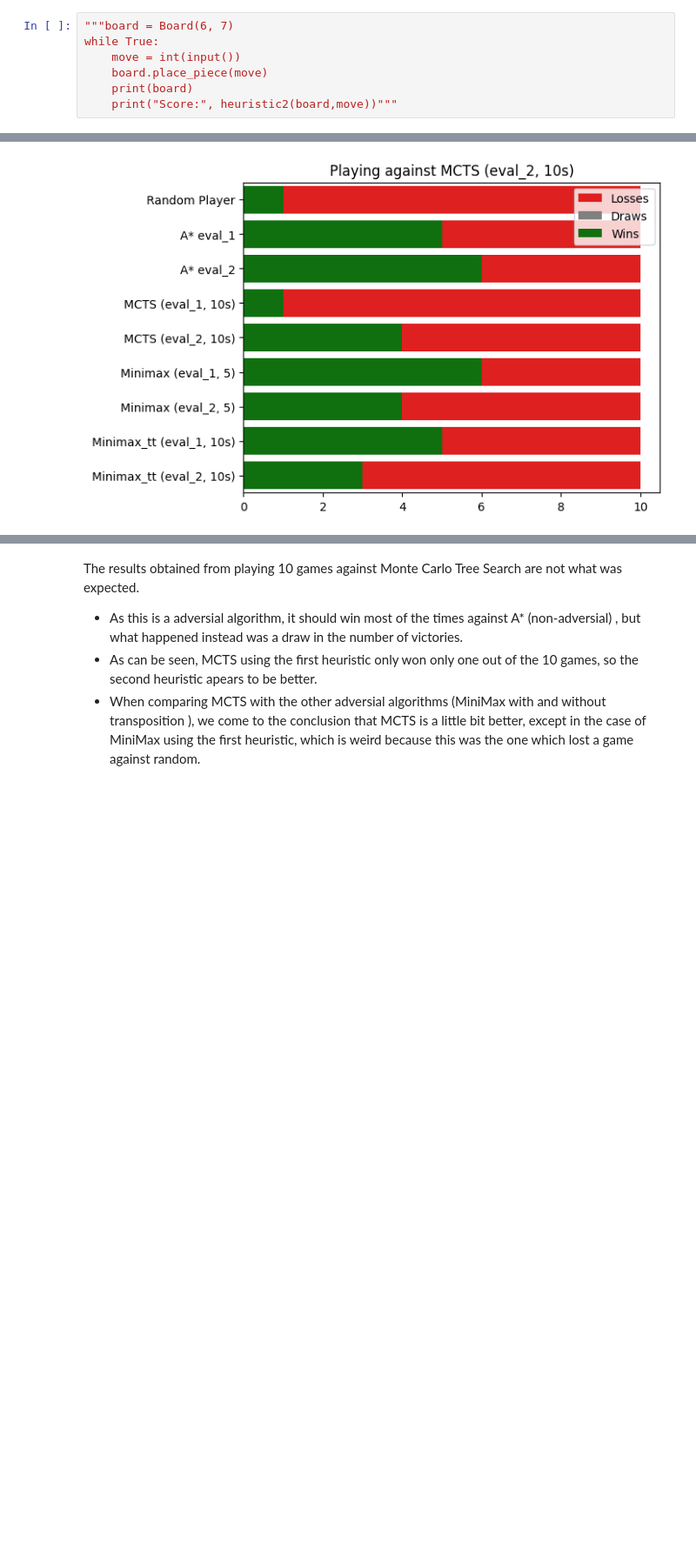
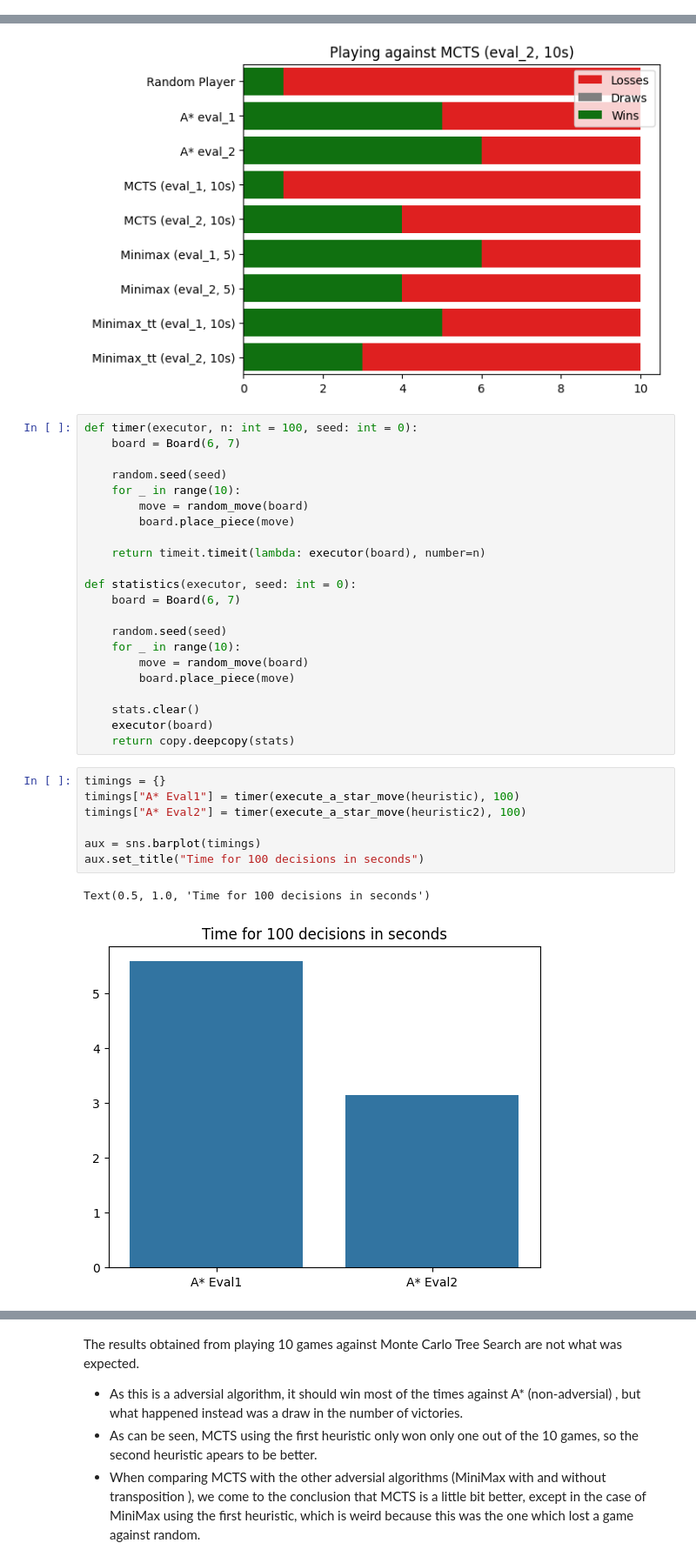
Before and after one commit to PsuperX/connect-four, a Jupyter notebook: main.ipynb, the cells around one changed output, grey strips where cells are left out. Shown at 87% size. Cells and saved outputs as stored; diff of their text form; blank space fills up the shorter version.

```diff
--- a/main.ipynb
+++ b/main.ipynb
@@ -921,13 +880,6 @@ print(result)
 # %%
 test_game = Game(Board(6,7), random_move, execute_a_star_move(heuristic))
 test_game.run_n_matches(100, log_moves=False)
-# %%
-"""board = Board(6, 7)
-while True:
-    move = int(input())
-    board.place_piece(move)
-    print(board)
-    print("Score:", heuristic2(board,move))"""
 # %% [markdown]
 ---
 # %% [markdown]
@@ -1375,3 +1329,35 @@ wins2, draws2, loses2 = tournment(contenders, 4)
 draw(wins2, draws2, loses2, "Playing against MCTS (eval_2, 10s)")
 # %% [output]
 [figure]
+# %%
+def timer(executor, n: int = 100, seed: int = 0):
+    board = Board(6, 7)
+
+    random.seed(seed)
+    for _ in range(10):
+        move = random_move(board)
+        board.place_piece(move)
+
+    return timeit.timeit(lambda: executor(board), number=n)
+
+def statistics(executor, seed: int = 0):
+    board = Board(6, 7)
+
+    random.seed(seed)
+    for _ in range(10):
+        move = random_move(board)
+        board.place_piece(move)
+
+    stats.clear()
+    executor(board)
+    return copy.deepcopy(stats)
+# %%
+timings = {}
+timings["A* Eval1"] = timer(execute_a_star_move(heuristic), 100)
+timings["A* Eval2"] = timer(execute_a_star_move(heuristic2), 100)
+
+aux = sns.barplot(timings)
+aux.set_title("Time for 100 decisions in seconds")
+# %% [output]
+Text(0.5, 1.0, 'Time for 100 decisions in seconds')
+[figure, added]
```
Also changed, not shown: parts of 13 cells of this notebook.
